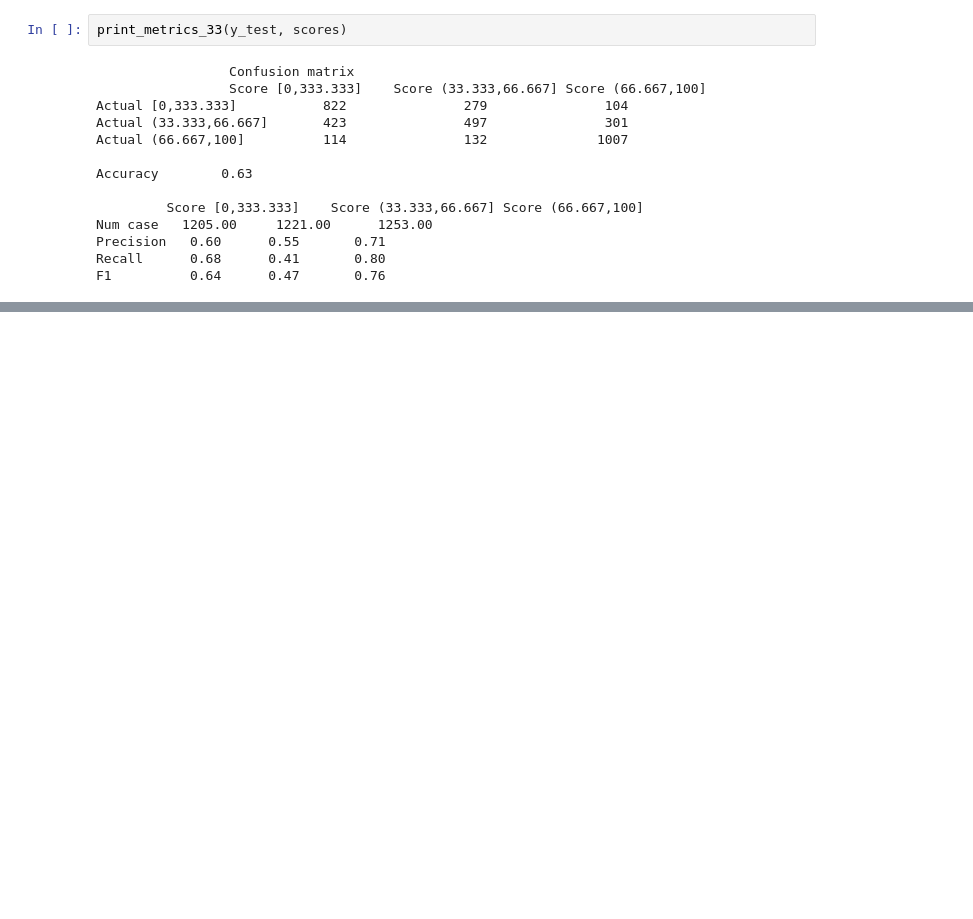
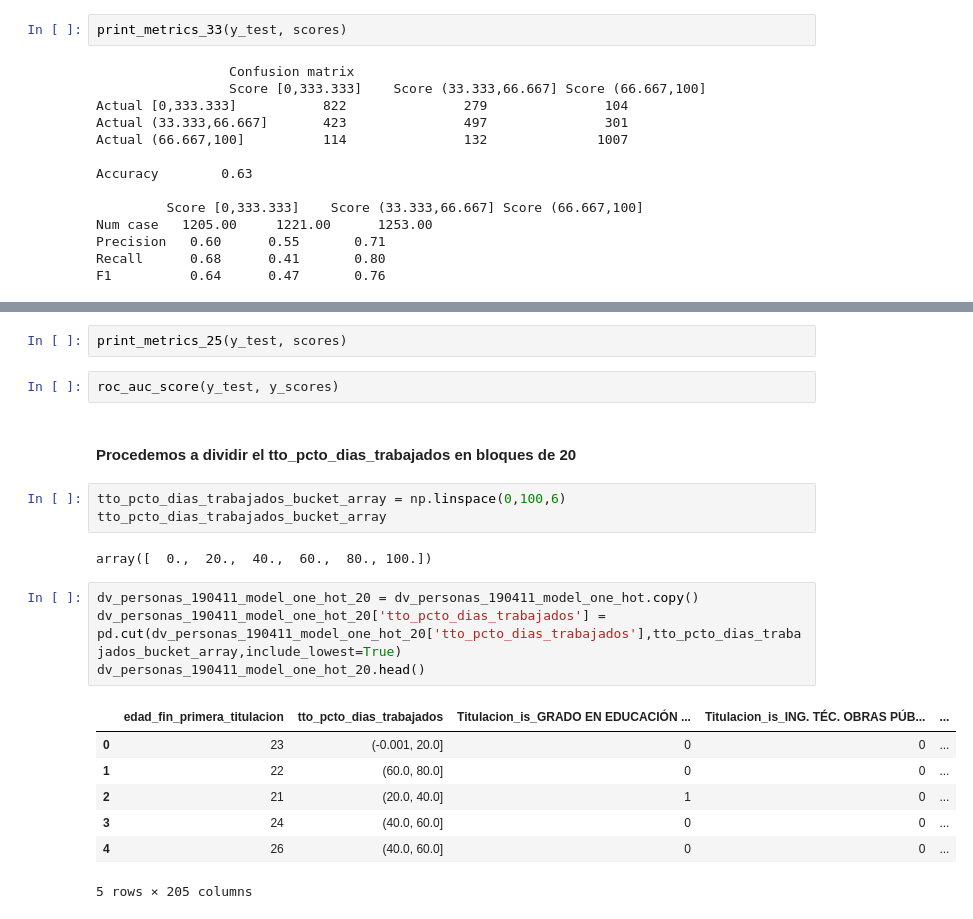
Before and after one commit to franjmelchor/TFG, a Jupyter notebook: Jupyter/NeuralNetworks.ipynb, the cells around one changed output, grey strips where cells are left out. Drawn from its saved outputs; the diff is of its cells as text; blank space fills up the shorter version.

```diff
--- a/Jupyter/NeuralNetworks.ipynb
+++ b/Jupyter/NeuralNetworks.ipynb
@@ -284,0 +446,23 @@ dill.load_session('notebook_neuralNetworks.db')
+# %%
+print_metrics_25(y_test, scores)
+# %%
+roc_auc_score(y_test, y_scores)
+# %% [markdown]
+#### Procedemos a dividir el tto_pcto_dias_trabajados en bloques de 20
+# %%
+tto_pcto_dias_trabajados_bucket_array = np.linspace(0,100,6)
+tto_pcto_dias_trabajados_bucket_array
+# %% [output]
+array([  0.,  20.,  40.,  60.,  80., 100.])
+# %%
+dv_personas_190411_model_one_hot_20 = dv_personas_190411_model_one_hot.copy()
+dv_personas_190411_model_one_hot_20['tto_pcto_dias_trabajados'] = pd.cut(dv_personas_190411_model_one_hot_20['tto_pcto_dias_trabajados'],tto_pcto_dias_trabajados_bucket_array,include_lowest=True)
+dv_personas_190411_model_one_hot_20.head()
+# %% [output]
+|  | edad_fin_primera_titulacion | tto_pcto_dias_trabajados | Titulacion_is_GRADO EN EDUCACIÓN ... | Titulacion_is_ING. TÉC. OBRAS PÚB... | ... |
+| 0 | 23 | (-0.001, 20.0] | 0 | 0 | ... |
+| 1 | 22 | (60.0, 80.0] | 0 | 0 | ... |
+| 2 | 21 | (20.0, 40.0] | 1 | 0 | ... |
+| 3 | 24 | (40.0, 60.0] | 0 | 0 | ... |
+| 4 | 26 | (40.0, 60.0] | 0 | 0 | ... |
+5 rows × 205 columns
```
Also changed, not shown: parts of 52 cells of this notebook, 2 other files.
